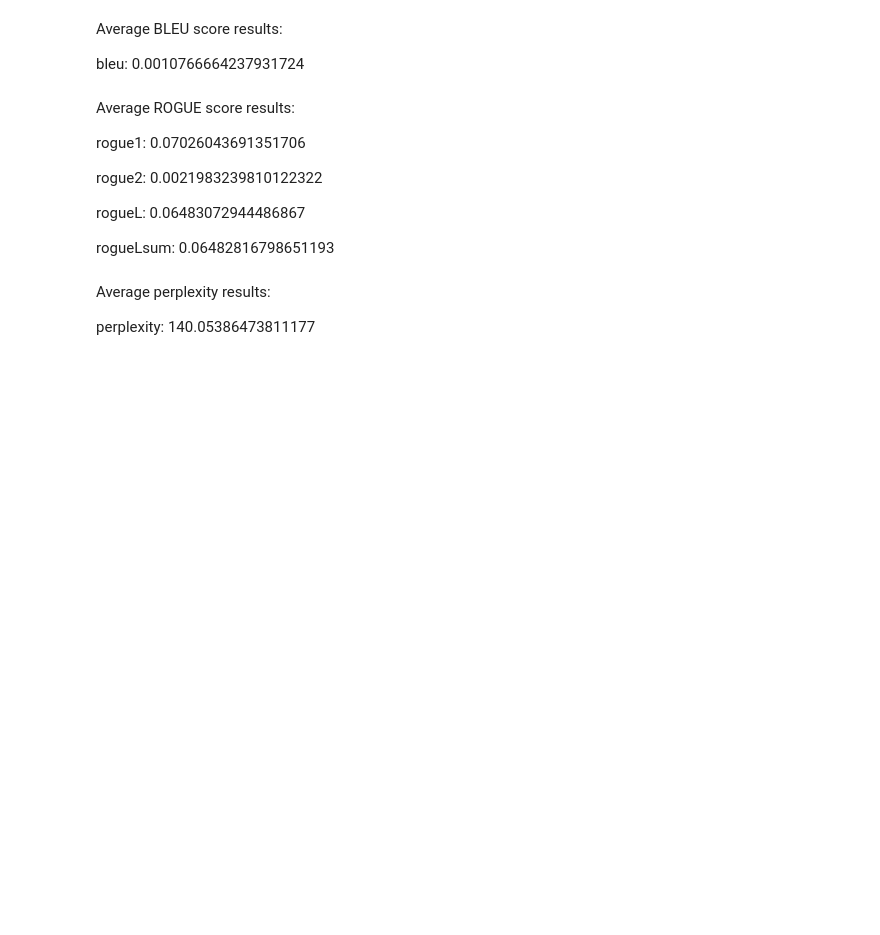
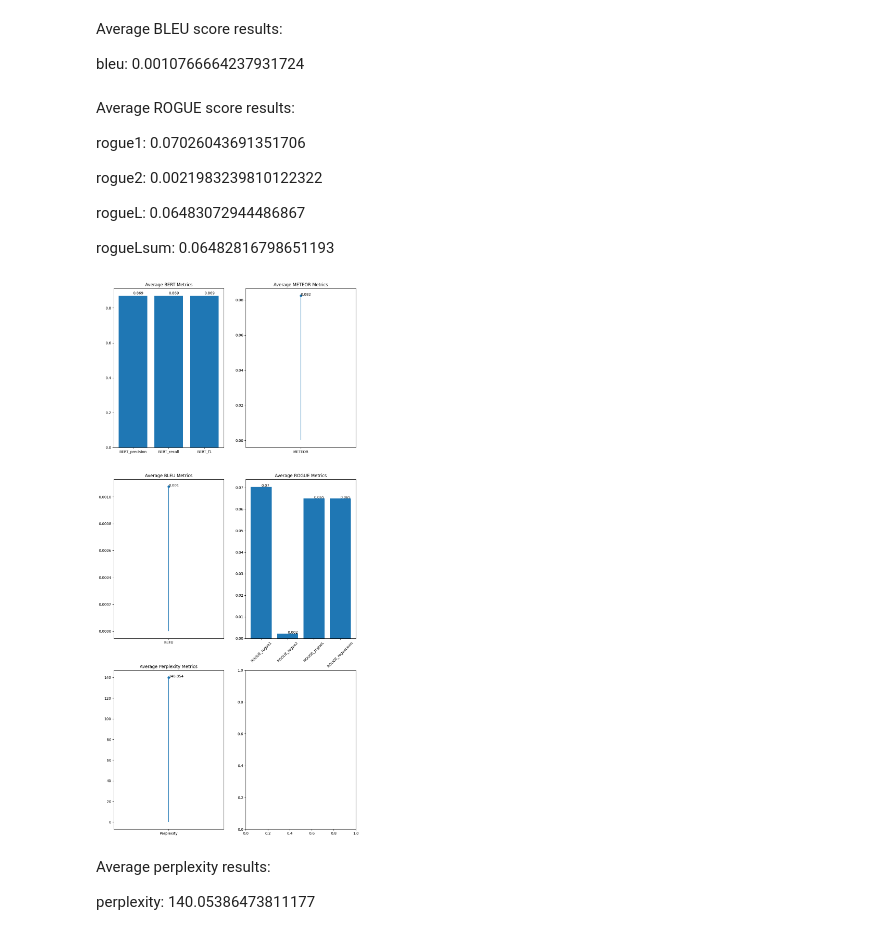
Before and after one commit to DdIiVvYyAaMm/Short-Story-Ending-Generation, a Jupyter notebook: RandomGeneratorBaseline.ipynb, the cells around one changed output. Drawn from its saved outputs; the diff is of its cells as text; code cells hidden in the pictures; blank space fills up the shorter version.

Commit message:
Added plotting for random selection model

```diff
--- a/RandomGeneratorBaseline.ipynb
+++ b/RandomGeneratorBaseline.ipynb
@@ -85,6 +88,47 @@ results = perplexity.compute(predictions=predictions, model_id='gpt2')
 # %%
 # The average ePerplexity score results using the predictions from the random selection model
 results['mean_perplexity']
+# %%
+# Evaluation metrics
+bert = {'BERT_precision': 0.8686750045754013, 'BERT_recall': 0.8686812542627632, 'BERT_f1': 0.868567749891451}
+meteor = {'METEOR': 0.08249881396988645}
+bleu = {'BLEU': 0.0010766664237931724}
+rouge = {'ROGUE_rogue1': 0.07026043691351706, 'ROGUE_rogue2': 0.0021983239810122322, 'ROUGE_rogueL': 0.06483072944486867, 'ROUGE_rogueLsum': 0.06482816798651193}
+perplexity = {'Perplexity': 140.05386473811177}
+# %%
+# Plots the 5 metrics
+fig, ((ax1, ax2), (ax3, ax4), (ax5, _)) = plt.subplots(3, 2)
+fig.set_size_inches(12, 27)
+
+ax1.bar(list(bert.keys()), list(bert.values()))
+ax1.set_title('Average BERT Metrics')
+for i, j in zip(list(bert.keys()), list(bert.values())):
+    ax1.annotate(str(round(j, 3)), xy=(i,j+0.01))
+
+ax2.stem(list(meteor.keys()), list(meteor.values()))
+ax2.set_title('Average METEOR Metrics')
+for i, j in zip(list(meteor.keys()), list(meteor.values())):
+    ax2.annotate(str(round(j, 3)), xy=(i,j))
+
+ax3.stem(list(bleu.keys()), list(bleu.values()))
+ax3.set_title('Average BLEU Metrics')
+for i, j in zip(list(bleu.keys()), list(bleu.values())):
+    ax3.annotate(str(round(j, 3)), xy=(i,j))
+
+ax4.bar(list(rouge.keys()), list(rouge.values()))
+ax4.set_title('Average ROGUE Metrics')
+ax4.set_xticklabels(list(rouge.keys()), rotation=45)
+for i, j in zip(list(rouge.keys()), list(rouge.values())):
+    ax4.annotate(str(round(j, 3)), xy=(i,j))
+
+ax5.stem(list(perplexity.keys()), list(perplexity.values()))
+ax5.set_title('Average Perplexity Metrics')
+for i, j in zip(list(perplexity.keys()), list(perplexity.values())):
+    ax5.annotate(str(round(j, 3)), xy=(i,j+0.01))
+
+plt.show()
+# %% [output]
+[figure, added]
 # %% [markdown]
 Average perplexity results:
 
```
Also changed, not shown: parts of 1 cell of this notebook.
